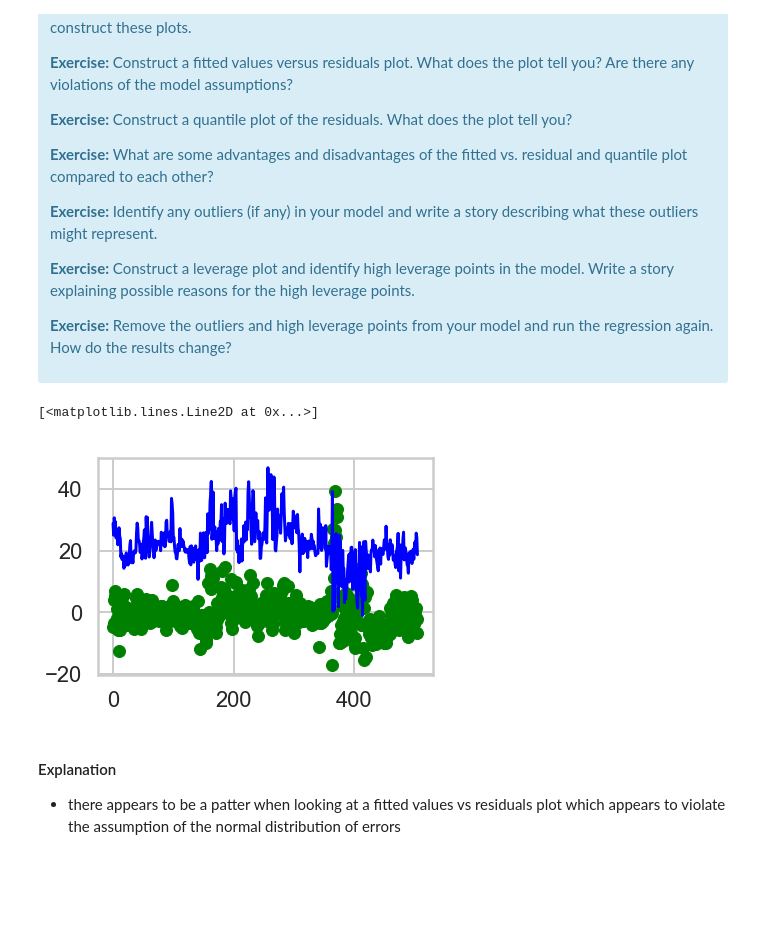
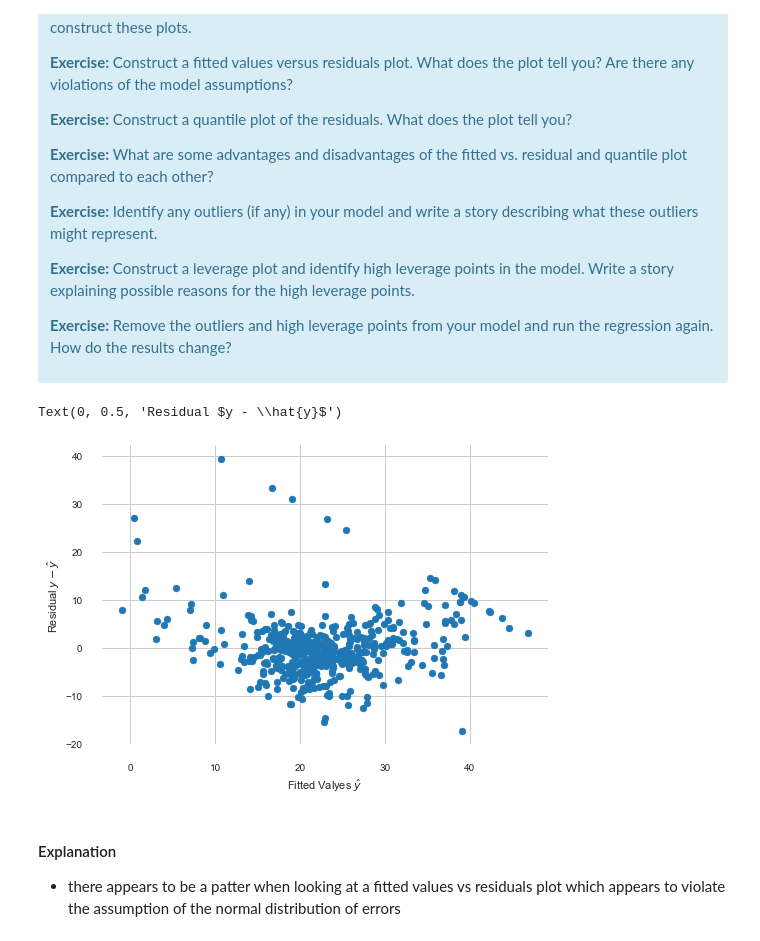
Before and after one commit to EmmS21/Springboard-DSC, a Jupyter notebook: Machine Learning Exercises/linear_regression/Mini_Project_Linear_Regression.ipynb, the cells around one changed output. Cells and saved outputs as stored; diff of their text form; code cells hidden in the pictures; blank space fills up the shorter version.

```diff
--- a/Machine Learning Exercises/linear_regression/Mini_Project_Linear_Regression.ipynb
+++ b/Machine Learning Exercises/linear_regression/Mini_Project_Linear_Regression.ipynb
@@ -891,13 +922,14 @@ There are some other issues that are important investigate with linear regressio
 
 <p><b>Exercise:</b> Remove the outliers and high leverage points from your model and run the regression again. How do the results change?</p>
 </div>
-# %%
-# Your turn.
-plt.plot(m_3.resid,'go')
-plt.plot(m_3.fittedvalues,'b')
-# %% [output]
-[<matplotlib.lines.Line2D at 0x...>]
-[figure, removed]
+# %%
+# Your turn.
+plt.scatter(m_3.fittedvalues,m_3.resid)
+plt.xlabel('Fitted Valyes $\hat{y}$')
+plt.ylabel('Residual $y - \hat{y}$')
+# %% [output]
+Text(0, 0.5, 'Residual $y - \\hat{y}$')
+[figure, added]
 # %% [markdown]
 #### Explanation
 - there appears to be a patter when looking at a fitted values vs residuals plot which appears to violate the assumption of the normal distribution of errors
```
Also changed, not shown: parts of 24 cells of this notebook, 4 other files.
